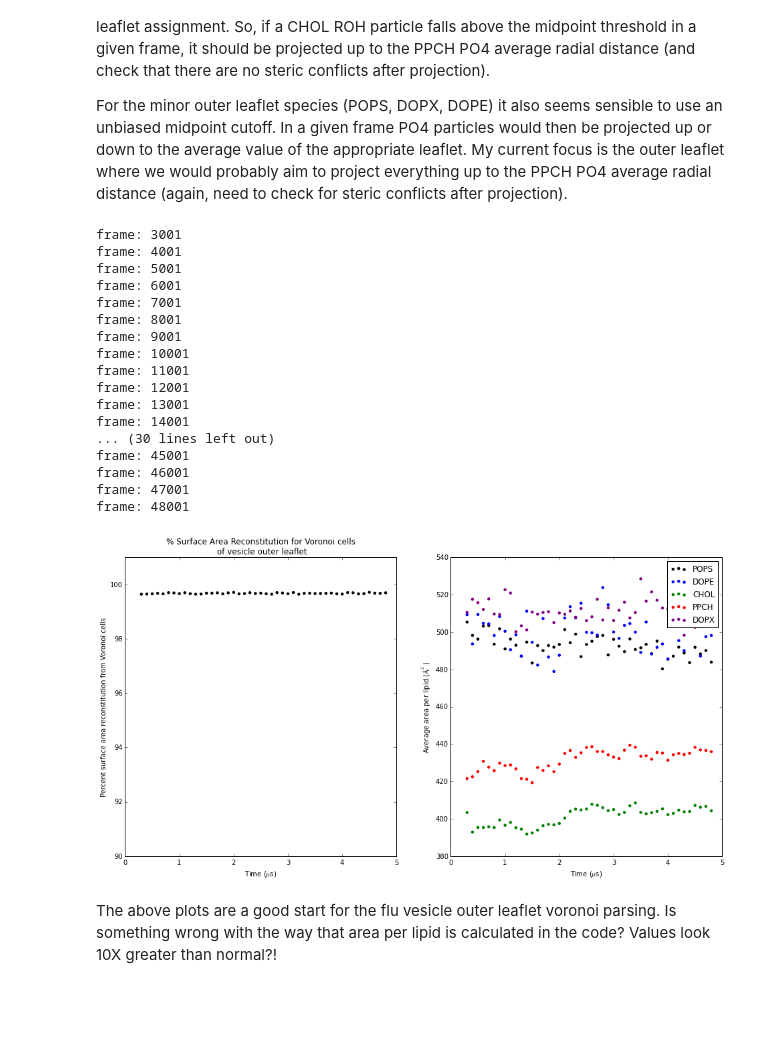
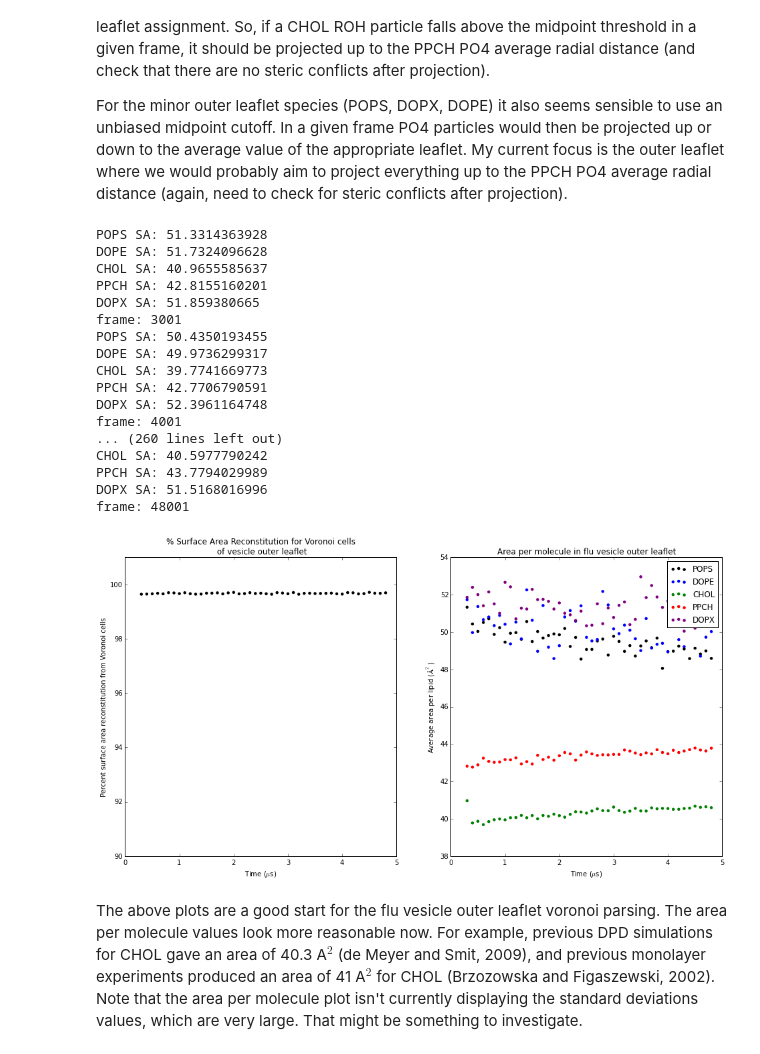
Before and after one commit to tylerjereddy/viral_voronoi_analysis, a Jupyter notebook: spherical_Voronoi_virus_analysis.ipynb, the cells around one changed output. Drawn from its saved outputs; the diff is of its cells as text; code cells hidden in the pictures; blank space fills up the shorter version.

```diff
--- a/spherical_Voronoi_virus_analysis.ipynb
+++ b/spherical_Voronoi_virus_analysis.ipynb
@@ -266,7 +266,7 @@ list_percent_surface_area_reconstitution = []
 #using very sparse (every 1000th frame) parsing because of poor speed / performance at the moment
 for ts in flu_vesicle_trajectory[3000::1000]: #every 1000th frame (roughly every 100 ns); start after equil (~300 ns in)
     vesicle_centroid = all_lipid_selection.centroid()
-    PPCH_PO4_coords = dictionary_headgroup_data['PPCH']['selection'].coordinates()
+    PPCH_PO4_coords = dictionary_headgroup_data['PPCH']['selection'].coordinates() - vesicle_centroid
     PPCH_PO4_spherical_coords = voronoi_utility.convert_cartesian_array_to_spherical_array(PPCH_PO4_coords)
     outer_leaflet_projection_radius = numpy.average(PPCH_PO4_spherical_coords[...,0])
     index_counter = 0
@@ -315,57 +315,60 @@ for ts in flu_vesicle_trajectory[3000::1000]: #every 1000th frame (roughly every
                 voronoi_cell_surface_area_list.append(Voronoi_cell_surface_area)
         voronoi_cell_surface_area_array = numpy.array(voronoi_cell_surface_area_list)
         average_Voronoi_cell_surface_area = numpy.average(voronoi_cell_surface_area_array)
+        print residue_name, 'SA:', average_Voronoi_cell_surface_area
         std_dev_Voronoi_cell_surface_area = numpy.std(voronoi_cell_surface_area_array)
         subdictionary['voronoi_cell_avg_values_list'].append(average_Voronoi_cell_surface_area)
         subdictionary['voronoi_cell_std_values_list'].append(std_dev_Voronoi_cell_surface_area)
     print 'frame:', frame_number
 # %% [output]
+POPS SA: 51.3314363928
+DOPE SA: 51.7324096628
+CHOL SA: 40.9655585637
+PPCH SA: 42.8155160201
+DOPX SA: 51.859380665
 frame: 3001
+POPS SA: 50.4350193455
+DOPE SA: 49.9736299317
+CHOL SA: 39.7741669773
+PPCH SA: 42.7706790591
+DOPX SA: 52.3961164748
 frame: 4001
-frame: 5001
-frame: 6001
-frame: 7001
-frame: 8001
-frame: 9001
-frame: 10001
-frame: 11001
-frame: 12001
-frame: 13001
-frame: 14001
-... (30 lines left out)
-frame: 45001
-frame: 46001
-frame: 47001
+... (260 lines left out)
+CHOL SA: 40.5977790242
+PPCH SA: 43.7794029989
+DOPX SA: 51.5168016996
 frame: 48001
 # %%
 #start plotting test vesicle outer leaflet voronoi analysis results from above
 fig2 = plt.figure()
 ax = fig2.add_subplot('121')
 array_time_values = numpy.array(list_frame_numbers) / 10000. #microseconds
 array_percent_surface_area_reconstitution = numpy.array(list_percent_surface_area_reconstitution)
 ax.scatter(array_time_values,array_percent_surface_area_reconstitution,c='black',edgecolor='None')
 ax.set_ylim(90,101)
 ax.set_xlim(0,5)
 ax.set_ylabel('Percent surface area reconstitution from Voronoi cells')
 ax.set_xlabel('Time ($\mu$s)')
 ax.set_title('% Surface Area Reconstitution for Voronoi cells\n of vesicle outer leaflet')
 ax2 = fig2.add_subplot('122')
 color_list = ['black','blue','green','red','purple']
 index = 0
 for residue_name, subdictionary in dictionary_headgroup_data.iteritems():
     color = color_list[index]
     array_voronoi_cell_areas = numpy.array(subdictionary['voronoi_cell_avg_values_list'])
     array_voronoi_cell_std_dev = numpy.array(subdictionary['voronoi_cell_std_values_list'])
     ax2.scatter(array_time_values,array_voronoi_cell_areas,label=residue_name,edgecolor='None',color=color)
+    #ax2.fill_between(array_frame_numbers,array_voronoi_cell_areas-array_voronoi_cell_std_dev,array_voronoi_cell_areas+array_voronoi_cell_std_dev,color=color,alpha=0.2)
     index += 1
 ax2.legend()
 ax2.set_ylabel('Average area per lipid ($\AA^2$)')
 ax2.set_xlim(0,5)
 ax2.set_xlabel('Time ($\mu$s)')
+ax2.set_title('Area per molecule in flu vesicle outer leaflet')
 
 
 fig2.set_size_inches(16,8)
 # %% [output]
-[figure, old version]
+[figure, new version]
-# %% [markdown]
-The above plots are a good start for the flu vesicle outer leaflet voronoi parsing. Is something wrong with the way that area per lipid is calculated in the code? Values look 10X greater than normal?!
+# %% [markdown]
+The above plots are a good start for the flu vesicle outer leaflet voronoi parsing. The area per molecule values look more reasonable now. For example, previous DPD simulations for CHOL gave an area of 40.3 A$^2$ (de Meyer and Smit, 2009), and previous monolayer experiments produced an area of 41 A$^2$ for CHOL (Brzozowska and Figaszewski, 2002). Note that the area per molecule plot isn't currently displaying the standard deviations values, which are very large. That might be something to investigate.
```
Also changed, not shown: parts of 1 cell of this notebook.
